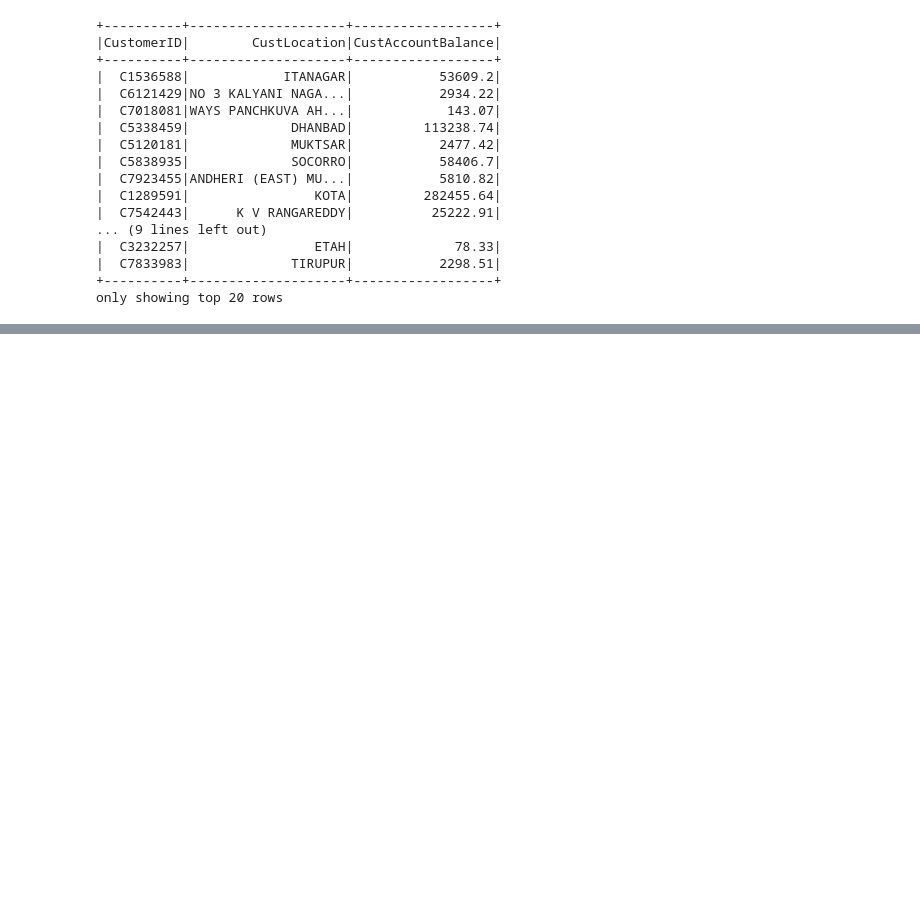
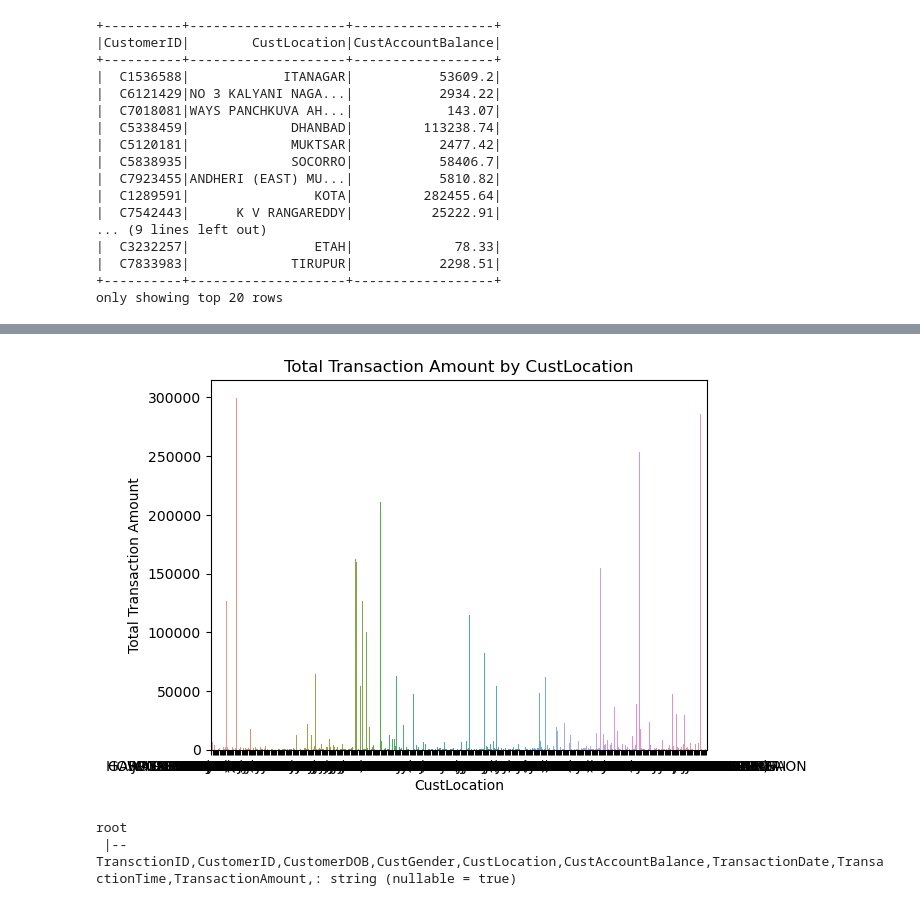
Before and after one commit to Iranna13/bank, a Jupyter notebook: spark_p1.ipynb, the cells around one changed output, grey strips where cells are left out. Drawn from its saved outputs; the diff is of its cells as text; code cells hidden in the pictures; blank space fills up the shorter version.

```diff
--- a/spark_p1.ipynb
+++ b/spark_p1.ipynb
@@ -671,0 +788,28 @@ Choose a query to run:
+# %%
+
+import matplotlib.pyplot as plt
+import seaborn as sns
+from pyspark.sql.functions import sum
+
+# Load the data into a Spark DataFrame
+df = spark.read.csv('bank_segdata.csv', header=True, inferSchema=True)
+
+# Group the data by CustLocation and calculate the sum of TransactionAmount
+total_amount_by_location = df.groupBy('CustLocation') \
+                             .agg(sum('TransactionAmount').alias('TotalTransactionAmount'))
+
+# Convert the result into a Pandas DataFrame
+df_pandas = total_amount_by_location.toPandas()
+
+# Use Seaborn to create the plot
+sns.barplot(x='CustLocation', y='TotalTransactionAmount', data=df_pandas)
+
+# Set the plot title and axis labels
+plt.title('Total Transaction Amount by CustLocation')
+plt.xlabel('CustLocation')
+plt.ylabel('Total Transaction Amount')
+
+# Display the plot
+plt.show()
+# %% [output]
+[figure, added]
@@ -671,0 +827,5 @@ Choose a query to run:
+# %%
+df.printSchema()
+# %% [output]
+root
+ |-- TransctionID,CustomerID,CustomerDOB,CustGender,CustLocation,CustAccountBalance,TransactionDate,TransactionTime,TransactionAmount,: string (nullable = true)
```
Also changed, not shown: parts of 45 cells of this notebook.
